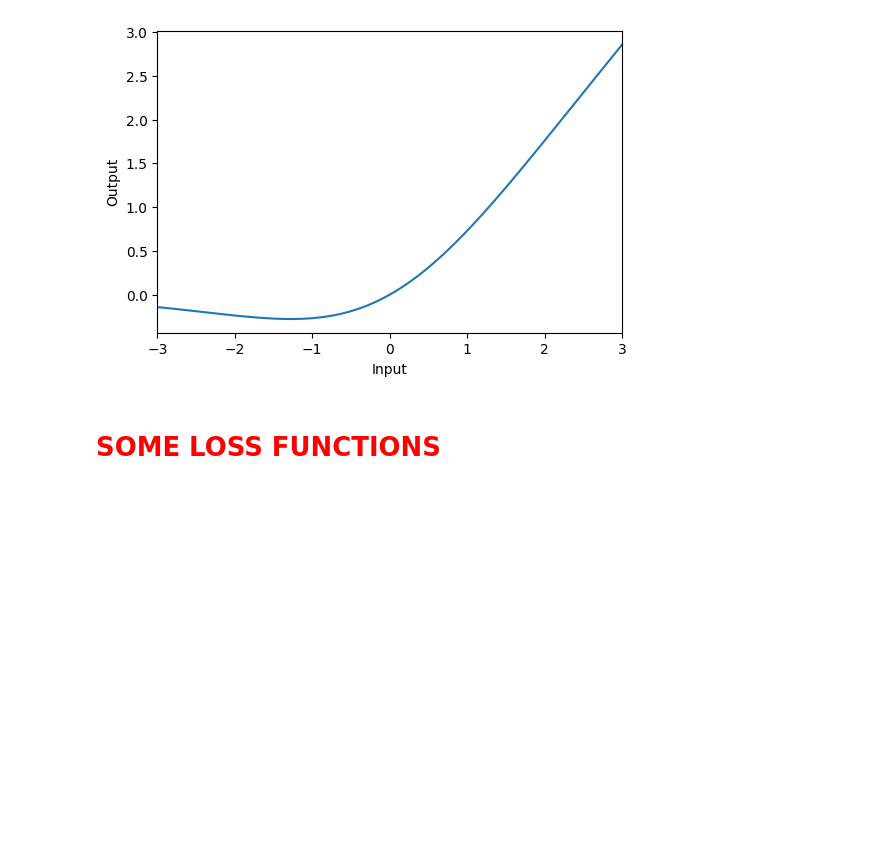
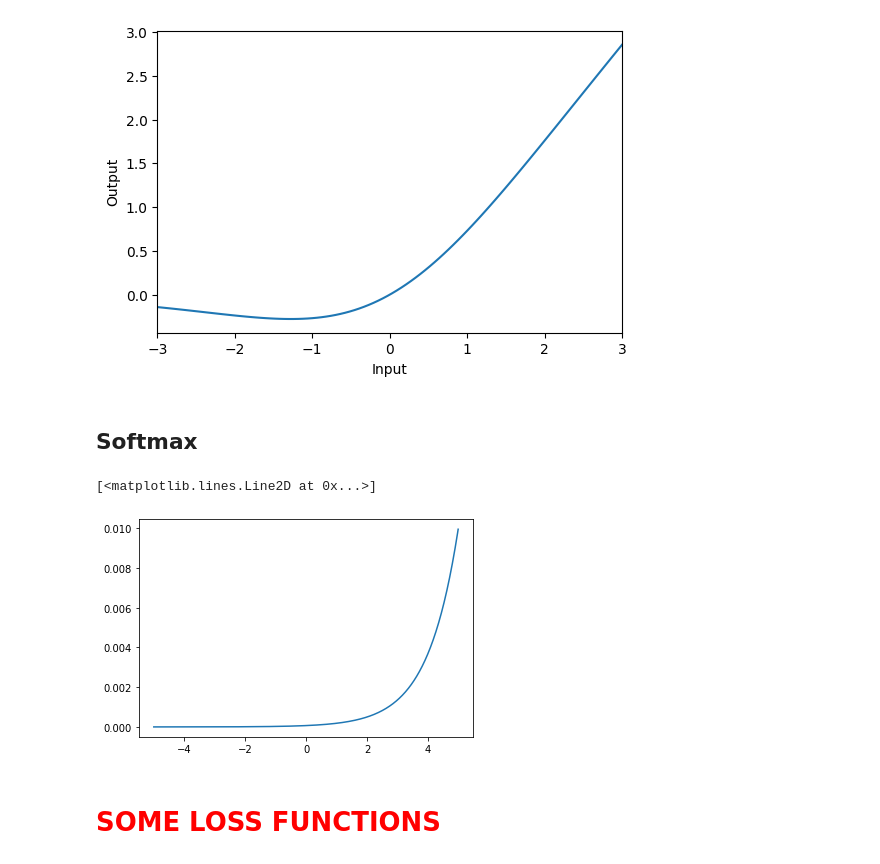
Before and after one commit to ris3abh/Deep_Learning, a Jupyter notebook: Math_DL.ipynb, the cells around one changed output. Cells and saved outputs as stored; diff of their text form; code cells hidden in the pictures; blank space fills up the shorter version.

Commit message:
softmax function

```diff
--- a/Math_DL.ipynb
+++ b/Math_DL.ipynb
@@ -125,6 +126,18 @@ plt.ylabel("Output")
 plt.show()
 # %% [output]
 [figure]
+# %% [markdown]
+## Softmax
+# %%
+def softmax(x):
+    e_x = np.exp(x - np.max(x))
+    return e_x / e_x.sum()
+
+scores = [i*0.01 for i in range(-500,500)]
+plt.plot(scores ,softmax(scores))
+# %% [output]
+[<matplotlib.lines.Line2D at 0x...>]
+[figure, added]
 # %% [markdown]
 # <font color = "red">SOME LOSS FUNCTIONS</font>
 # %%
```
Also changed, not shown: parts of 1 cell of this notebook.
